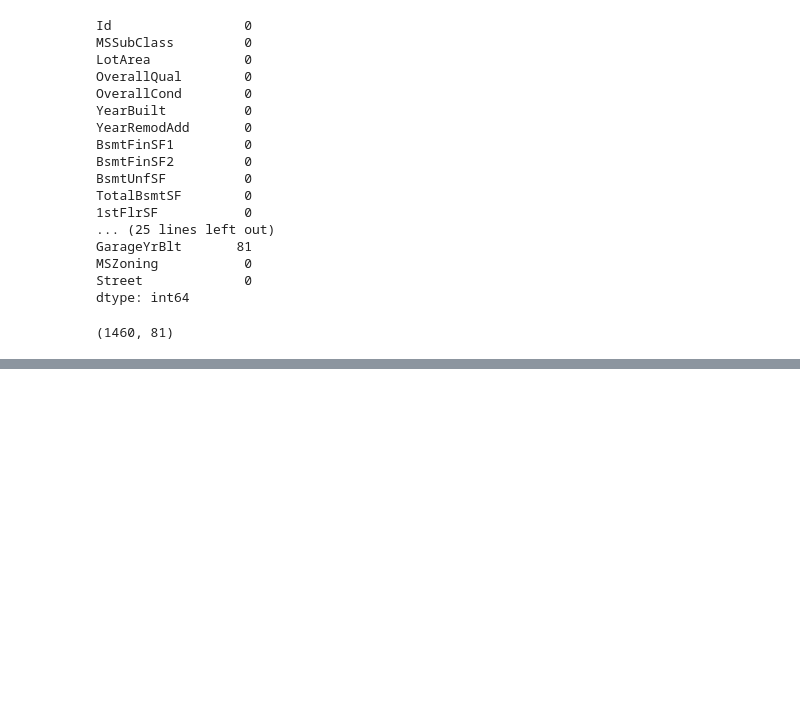
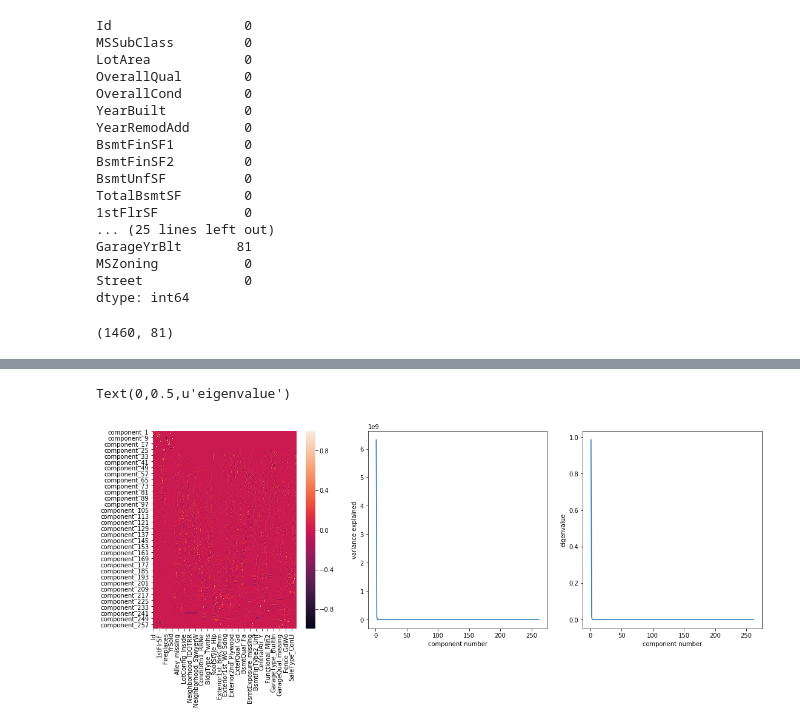
Before and after one commit to briggsy102/lol_project_home_pricing, a Jupyter notebook: home_pricing_model.ipynb, the cells around one changed output, grey strips where cells are left out. Cells and saved outputs as stored; diff of their text form; code cells hidden in the pictures; blank space fills up the shorter version.

```diff
--- a/home_pricing_model.ipynb
+++ b/home_pricing_model.ipynb
@@ -341,0 +354,3 @@ house_data_features = 'Id', 'MSSubClass', 'MSZoning', 'LotFrontage', 'LotArea',
+# %%
+# Create a new DF by concat the feature engineered df with the non fetaure engineered df
+house_data_feature_engineered = pd.concat([house_data_nonull,house_data_float_missing,house_data_dummies],axis=1)
@@ -341,0 +370,5 @@ house_data_features = 'Id', 'MSSubClass', 'MSZoning', 'LotFrontage', 'LotArea',
+# %%
+#create a list of features that will be used in the model.
+house_data_engineered_col = house_data_feature_engineered.columns.get_values()
+house_data_engineered_col = house_data_engineered_col.tolist()
+house_data_engineered_col
@@ -341,0 +742,10 @@ house_data_features = 'Id', 'MSSubClass', 'MSZoning', 'LotFrontage', 'LotArea',
+# %%
+#component matrix to reduce the number of features.
+pca = PCA()
+transformed_pca_x = pca.fit_transform(house_data_feature_engineered[house_data_engineered_col])
+#create component indices
+component_names = ["component_"+str(comp) for comp in range(1, len(pca.explained_variance_)+1)]
+
+#generate new component dataframe
+transformed_pca_x = pd.DataFrame(transformed_pca_x,columns=component_names)
+transformed_pca_x.head()
@@ -341,0 +760,27 @@ house_data_features = 'Id', 'MSSubClass', 'MSZoning', 'LotFrontage', 'LotArea',
+# %%
+#generate component loadings on original features
+component_matrix = pd.DataFrame(pca.components_,index=component_names,columns = house_data_engineered_col)
+#add additional columns to describe what
+component_matrix["explained_variance_ratio"] = pca.explained_variance_ratio_
+component_matrix["eigenvalue"] = pca.explained_variance_
+figure = sns.mpl.pyplot.figure(figsize=(18,6))
+#add 3 subplots one at a time
+
+#first the component matrix
+figure.add_subplot(131)
+sns.heatmap(component_matrix.iloc[:,:-2])
+
+#then the eigenvalues
+figure.add_subplot(132)
+sns.mpl.pyplot.plot(range(1,component_matrix.shape[0]+1), component_matrix.eigenvalue)
+sns.mpl.pyplot.xlabel("component number")
+sns.mpl.pyplot.ylabel("variance explained")
+
+#then the explained variance ratio
+figure.add_subplot(133)
+sns.mpl.pyplot.plot(range(1,component_matrix.shape[0]+1), component_matrix.explained_variance_ratio)
+sns.mpl.pyplot.xlabel("component number")
+sns.mpl.pyplot.ylabel("eigenvalue")
+# %% [output]
+Text(0,0.5,u'eigenvalue')
+[figure, added]
```
Also changed, not shown: parts of 29 cells of this notebook.
